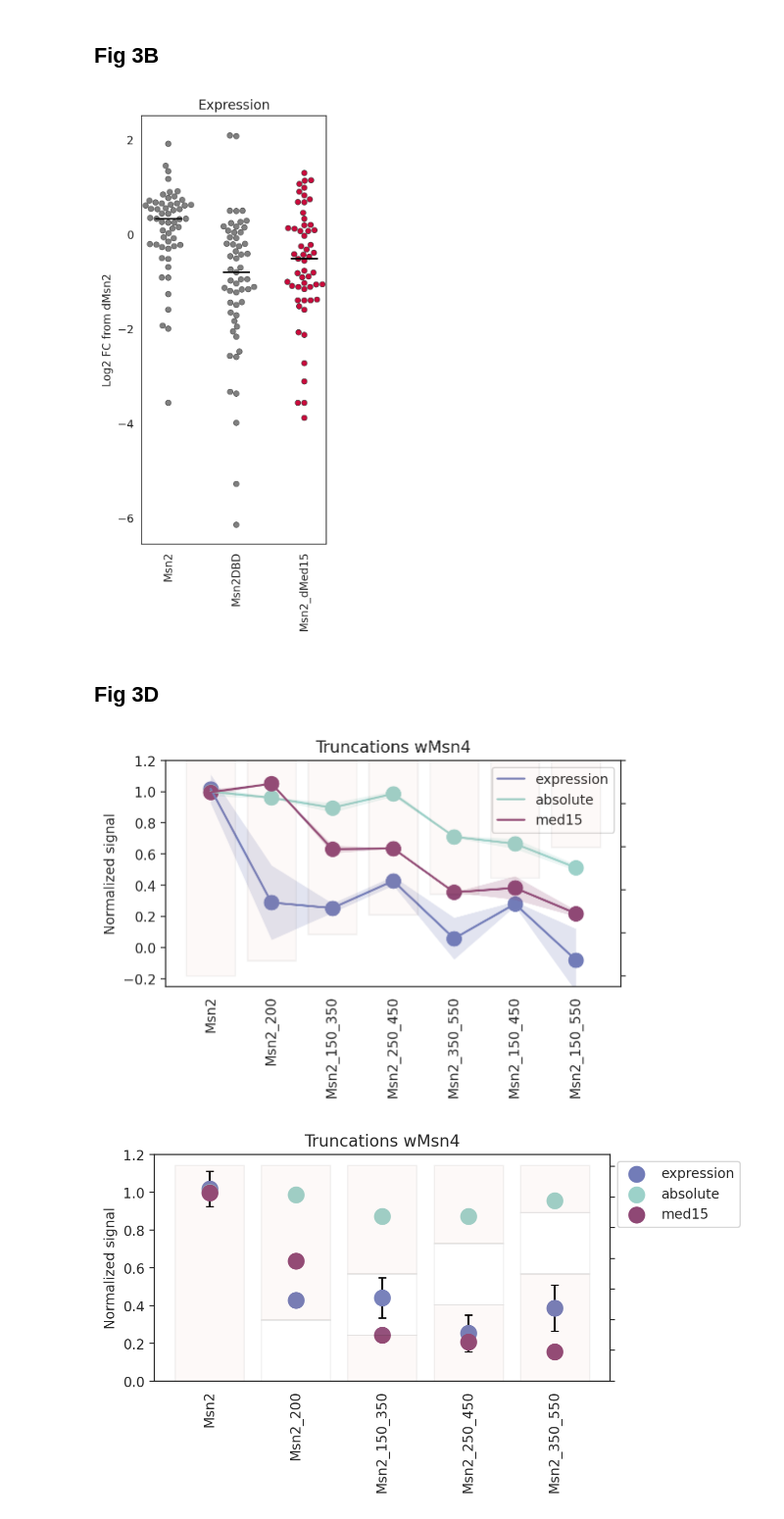
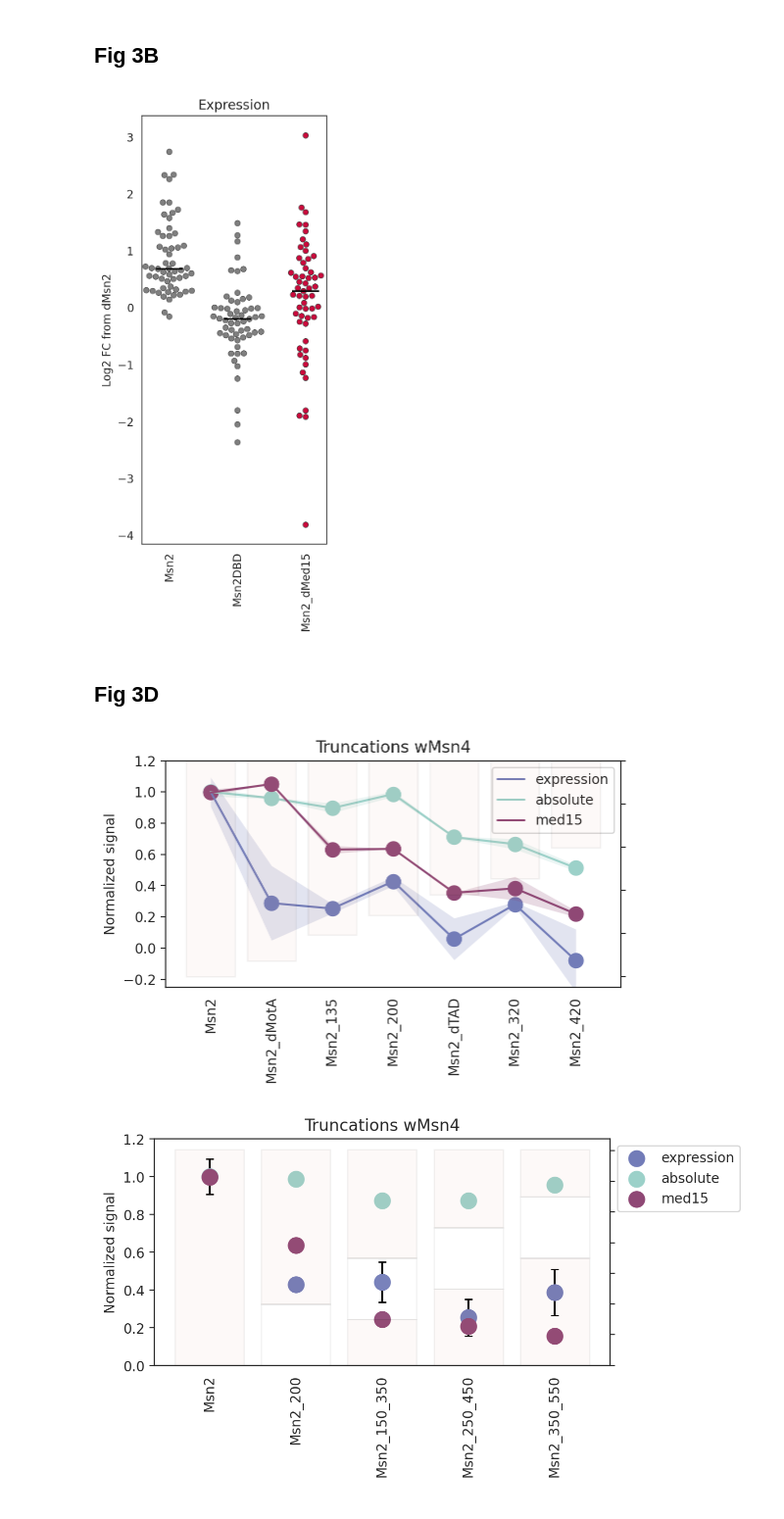
Before and after one commit to vmindel/MinBro2023, a Jupyter notebook: Analysis.ipynb, the cells around one changed output. Shown at 98% size. Saved outputs shown, nothing was run; the diff lists cells and outputs as text; code cells hidden in the pictures.

```diff
--- a/Analysis.ipynb
+++ b/Analysis.ipynb
@@ -79,6 +68,7 @@ sp_og = pd.read_csv('data/20230521_sumrpom_wdmsn4.csv', index_col=0)
 induce = sp_og.iloc[gp['esr_gasch_induce'].T[0]-1].index.drop('[]')
 reduce = sp_og.iloc[gp['esr_gasch_reduce'].T[0]-1].index.drop('[]')
 
+exp.columns = [name.split('.')[0] for name in exp.columns]
 average = exp.transpose().reset_index().groupby('index').median().transpose().rename_axis(None, axis='columns').rename({'G_P deletion':'G_P_deletion'}, axis=1)
 sem = exp.transpose().reset_index().groupby('index').sem().transpose().rename_axis(None, axis='columns').rename({'G_P deletion':'G_P_deletion'}, axis=1)
 norm_reduce= average.loc[reduce,:].median(axis=0)/average.loc[reduce,:].median(axis=0).median()
@@ -87,18 +77,30 @@ sem = sem.multiply(norm_reduce)
 
 norm_reduce = nexp.loc[reduce,:].median(axis=0)/nexp.loc[reduce,:].median(axis=0).median()
 nexp =  nexp.multiply(norm_reduce)
-nexp.columns = [name.split('.')[0] for name in exp.columns]
+nexp.columns = [name.split('.')[0] for name in nexp.columns]
 naverage = nexp.transpose().reset_index().groupby('index').median().transpose().rename_axis(None, axis='columns').rename({'G_P deletion':'G_P_deletion'}, axis=1)
 
 e = (naverage.loc[targets]).median()
-maxfc_e = (e.loc['Msn2'] - e.loc['dMsn2'])
-allfc_e = e - e.loc['dMsn2']
-e_model = (allfc_e/maxfc_e)
+# allfc_e = e - e.loc['dMsn2']
+# e_model = (allfc_e/maxfc_e)
 
 
 e_repeats= (nexp.loc[targets]).median()
+
+# linear median before subtraction
 allfcs_e_repeats = e_repeats - e.loc['dMsn2']
+maxfc_e = (e.loc['Msn2'] - e.loc['dMsn2'])
+## linear median after subtraction
+# allfcs_e_repeats = nexp.loc[targets].sub(naverage.loc[targets, 'dMsn2'], axis=0).median()
+# maxfc_e = naverage.loc[targets, 'Msn2'].sub(naverage.loc[targets, 'dMsn2'], axis=0).median()
+
+## linear after log2 subtaction
+# allfcs_e_repeats = (2**(exp.loc[targets].sub(average.loc[targets, 'dMsn2'], axis=0)-1).median())
+# maxfc_e = (2**(exp.loc[targets, 'Msn2'].sub(average.loc[targets, 'dMsn2'], axis=0)-1).median().mean())
+
 e_model_repeats = (allfcs_e_repeats/maxfc_e)
 e_model_sem = e_model_repeats.reset_index().groupby('index').sem().fillna(0)
 e_model_mean = e_model_repeats.reset_index().groupby('index').mean().fillna(0)
+e_model_mean.loc['Msn2'] = 1
+e_model_mean.loc['dMsn2'] = 0
 # %% [markdown]
@@ -530,7 +531,7 @@ ax.set_xticklabels(['Msn2', 'Msn2DBD', 'Msn2_dMed15'], rotation=90)
 ax.set_title('Expression')
 fig.savefig('figures/Main/fig3/msn2_dmed15_expression.pdf')
 # %% [output]
-[figure, old version]
+[figure, new version]
 # %% [markdown]
 ## Fig 3D
 # %%
@@ -555,35 +556,35 @@ ax.fill_between(x, (y - e_model_sem.loc[pd.Index(order).drop_duplicates()]).sque
                 (y + e_model_sem.loc[pd.Index(order).drop_duplicates()]).squeeze().values,
                  color='#727cb8', alpha=0.2, edgecolor='k', linewidths=0)
 y = b_model_mean_sag.loc[order]
 
 ax.plot(x, y,c='#9cd1c9', label='absolute', )
 ax.scatter(x, y, c='#9cd1c9', s=size, linewidths=0)
 ax.fill_between(x, (y - b_model_sem_sag.loc[pd.Index(order).drop_duplicates()]).squeeze().values,
                 (y + b_model_sem_sag.loc[pd.Index(order).drop_duplicates()]).squeeze().values,
                  color='#9cd1c9', alpha=0.2, edgecolor='k', linewidths=0)
 x = list(map(pd.Index(order).drop_duplicates().get_loc, med_truncations))
 y = m_model_mean.loc[med_truncations]
 ax.plot(x, y, label='med15', c='#8f4875')
 ax.scatter(x,y, s=size, linewidths=0, c='#8f4875')
 ax.fill_between(x,
        (y - m_model_sem.loc[pd.Index(med_truncations).drop_duplicates()]).squeeze().values,
                 (y + m_model_sem.loc[pd.Index(med_truncations).drop_duplicates()]).squeeze().values,
                color='#8f4875', alpha=0.2, edgecolor='k', linewidths=0)
 
 
-ax.set_xticks(range(dat.shape[0]), dat.index, rotation=90)
+ax.set_xticks(range(len(order)), order, rotation=90)
 ax.set_ylabel('Normalized signal')
 ax.set_title('Truncations wMsn4')
 ax.legend()
 ax.set_ylim([-.25, 1.2, ])
 secax = ax.twinx()
 minus = lambda x: -x
 secax.bar(x,list(map(minus,trunc_len_perc)), zorder=1, alpha=.05, edgecolor='k', color='darksalmon')
 secax.set_yticklabels('')
 fig.savefig('figures/Main/fig3/truncations_wmed15.pdf')
 plt.show()
 # %% [output]
-[figure, old version]
+[figure, new version]
 # %%
 order = ['Msn2', 'Msn2_200', 'Msn2_150_350', 'Msn2_250_450', 'Msn2_350_550',]
 
```
Also changed, not shown: parts of 13 cells of this notebook, 23 other files.
